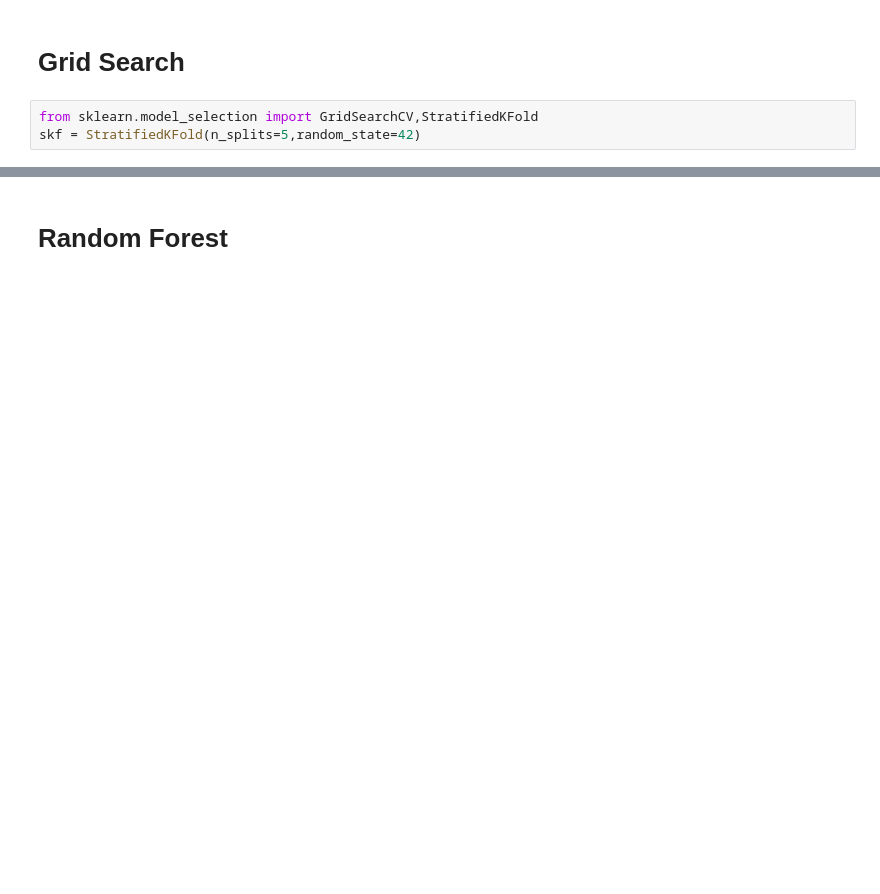
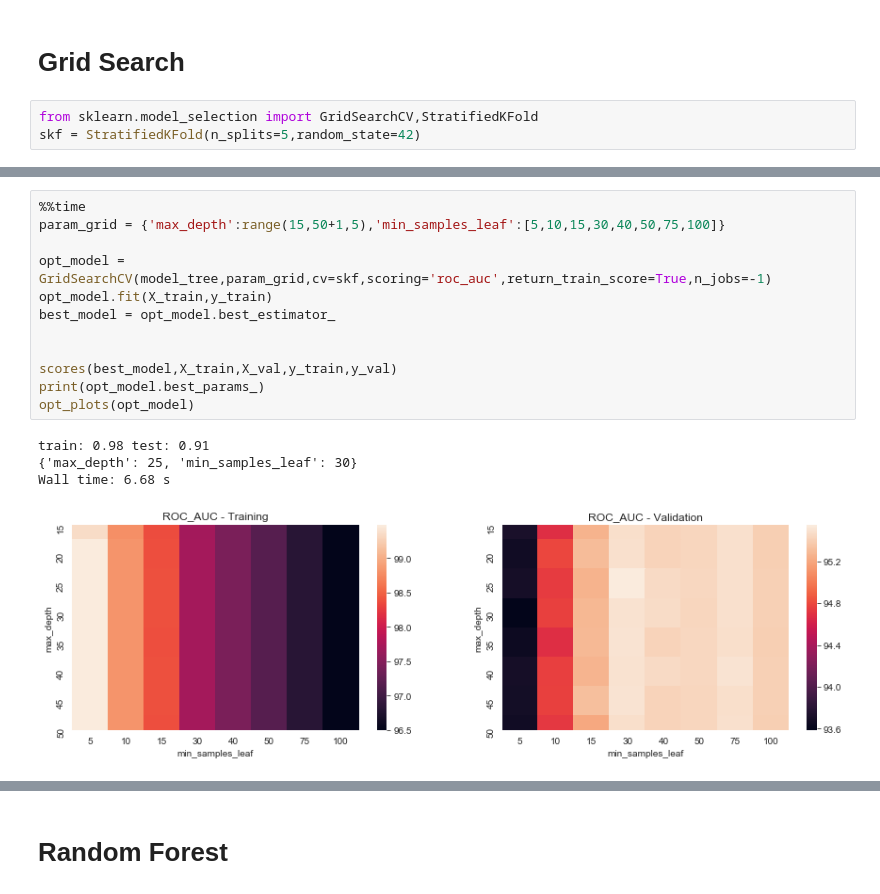
Before and after one commit to nielsbclausen/Mod_5_Project, a Jupyter notebook: laura_nb.ipynb, the cells around one changed output, grey strips where cells are left out. Cells and saved outputs as stored; diff of their text form; blank space fills up the shorter version.

```diff
--- a/laura_nb.ipynb
+++ b/laura_nb.ipynb
@@ -692,3 +765,20 @@ NameError: name 'model' is not defined
+# %%
+%%time
+param_grid = {'max_depth':range(15,50+1,5),'min_samples_leaf':[5,10,15,30,40,50,75,100]}
+
+opt_model = GridSearchCV(model_tree,param_grid,cv=skf,scoring='roc_auc',return_train_score=True,n_jobs=-1)
+opt_model.fit(X_train,y_train)
+best_model = opt_model.best_estimator_
+
+
+scores(best_model,X_train,X_val,y_train,y_val)
+print(opt_model.best_params_)
+opt_plots(opt_model)
+# %% [output]
+train: 0.98 test: 0.91
+{'max_depth': 25, 'min_samples_leaf': 30}
+Wall time: 6.68 s
+[figure, added]
 # %%
 scores(best_model,X_train,X_val,y_train,y_val)
 roc_plot(best_model,X_train,y_train,X_val,y_val)
```
Also changed, not shown: parts of 45 cells of this notebook.
